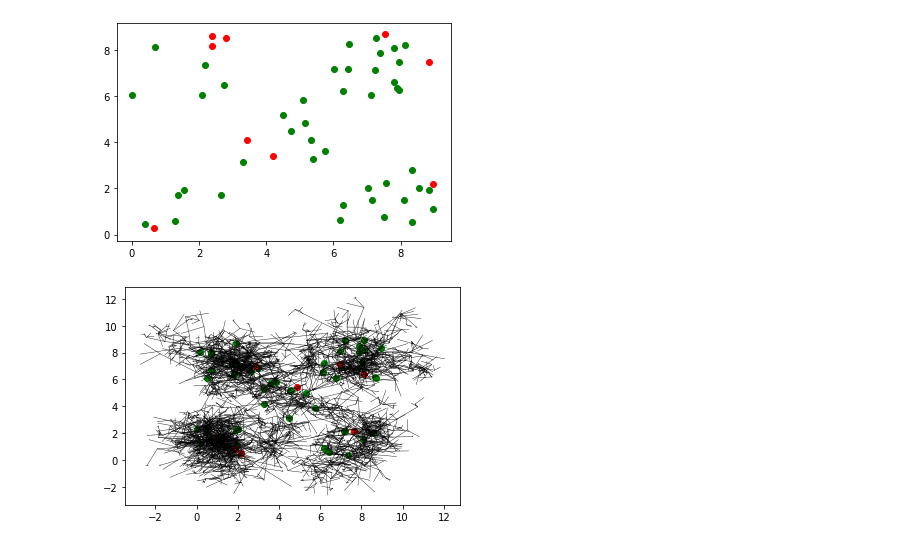
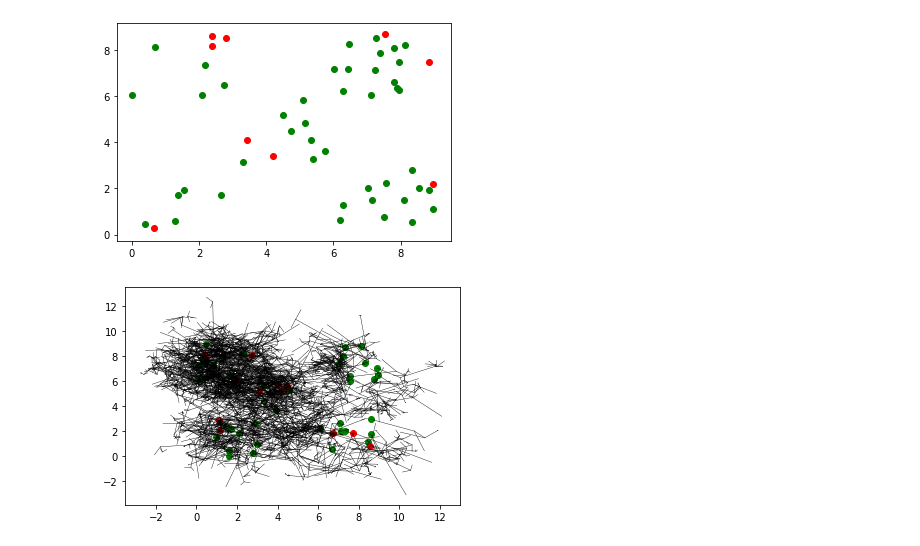
Before and after one commit to rnartallo/randomlygrownnetworks, a Jupyter notebook: initialprojectwork.ipynb, the cells around one changed output. Cells and saved outputs as stored; diff of their text form; code cells hidden in the pictures.

Commit message:
RN - created clustered graph and added positions for some other graphs

```diff
--- a/initialprojectwork.ipynb
+++ b/initialprojectwork.ipynb
@@ -592,9 +592,12 @@ def growRandomClusteredLocProjNetwork(inter_mu,proj_mu,x_range,y_range,angle_low
             trees.append(edges)
 
     adjacencyMatrix =[]
-
+    somaPos=[]
     for c in clusters:
         somaPositions = c[0]
+        for s in somaPositions:
+            s.append(clusters.index(c)+1)
+        somaPos.extend(somaPositions)
         for v in somaPositions:
             v_connections =[]
             for tree in trees:
@@ -607,8 +610,8 @@ def growRandomClusteredLocProjNetwork(inter_mu,proj_mu,x_range,y_range,angle_low
     for i in range(0,len(adjacencyMatrix)):
         #remove self connections
         adjacencyMatrix[i][i]=0
-    return([adjacencyMatrix,somaPositions])
+    return([adjacencyMatrix,somaPos])
 # %%
-LocProjNetwork = growClusteredRandomLocProjNetwork(1,0.2,[0,9],[0,9],-m.pi,m.pi,4,1,1,1)
+LocProjNetwork = growRandomClusteredLocProjNetwork(1,0.2,[0,9],[0,9],-m.pi,m.pi,4,1,1,1)
 # %% [output]
-[figure, old version]
+[figure, new version]
```
Also changed, not shown: parts of 6 cells of this notebook.
